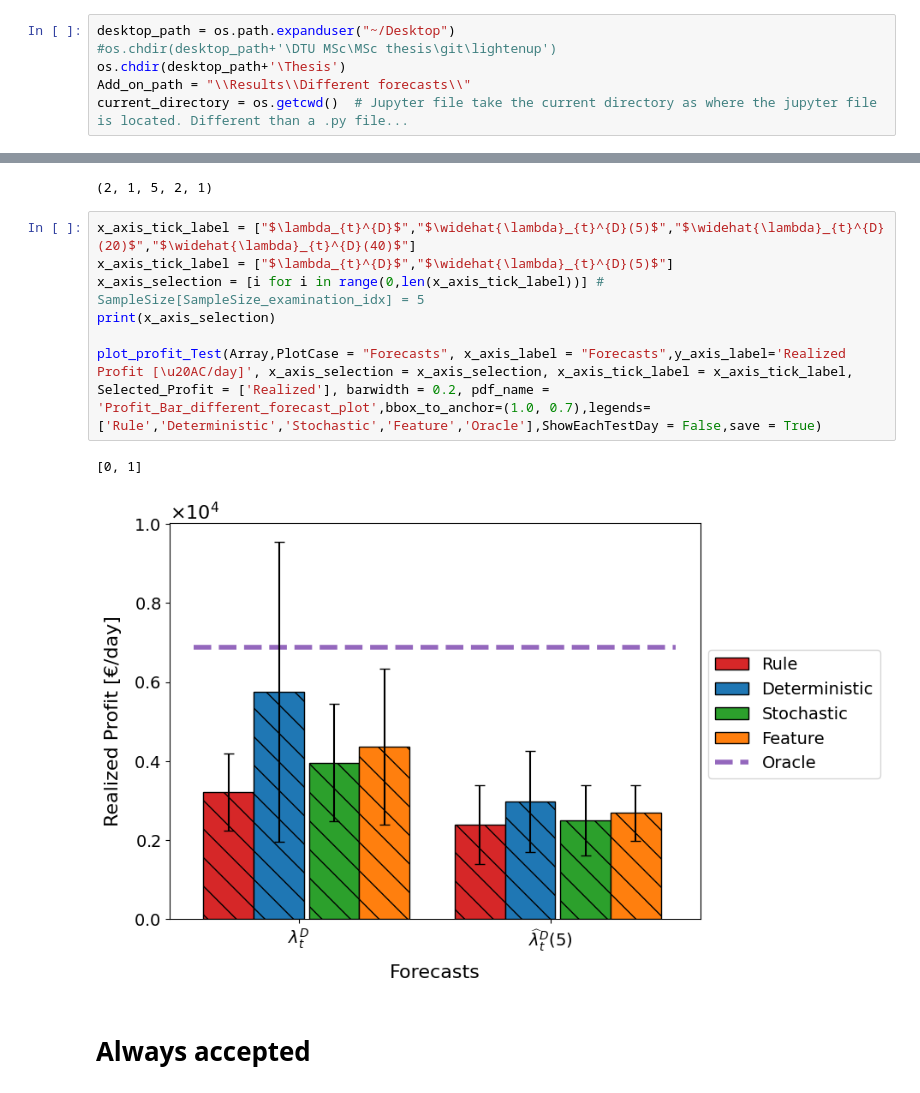
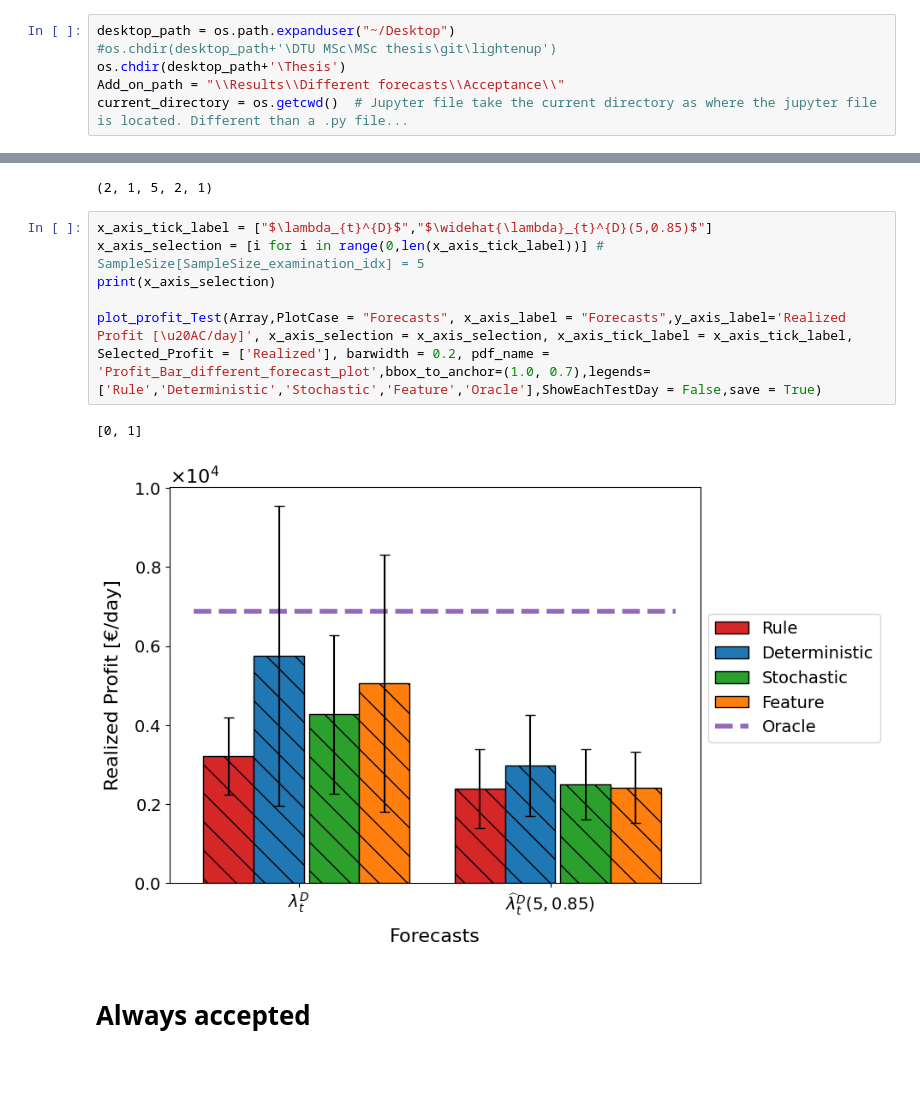
Before and after one commit to junesooshin/lightenup, a Jupyter notebook: Model and Result Examination/Results - Different forecast.ipynb, the cells around one changed output, grey strips where cells are left out. Drawn from its saved outputs; the diff is of its cells as text.

```diff
--- a/Model and Result Examination/Results - Different forecast.ipynb
+++ b/Model and Result Examination/Results - Different forecast.ipynb
@@ -16,7 +16,7 @@ Set path:
 desktop_path = os.path.expanduser("~/Desktop")
 #os.chdir(desktop_path+'\DTU MSc\MSc thesis\git\lightenup')
 os.chdir(desktop_path+'\Thesis')
-Add_on_path = "\\Results\\Different forecasts\\"
+Add_on_path = "\\Results\\Different forecasts\\Acceptance\\"
 current_directory = os.getcwd()  # Jupyter file take the current directory as where the jupyter file is located. Different than a .py file...
 # %%
 df_Exp_Profit = json_to_df(current_directory + Add_on_path +  'Exp_profit.json')
@@ -36,15 +55,14 @@ print(np.shape(Array_percent))
 # %% [output]
 (2, 1, 5, 2, 1)
 # %%
-x_axis_tick_label = ["$\lambda_{t}^{D}$","$\widehat{\lambda}_{t}^{D}(5)$","$\widehat{\lambda}_{t}^{D}(20)$","$\widehat{\lambda}_{t}^{D}(40)$"]
-x_axis_tick_label = ["$\lambda_{t}^{D}$","$\widehat{\lambda}_{t}^{D}(5)$"]
+x_axis_tick_label = ["$\lambda_{t}^{D}$","$\widehat{\lambda}_{t}^{D}(5,0.85)$"]
 x_axis_selection = [i for i in range(0,len(x_axis_tick_label))] # SampleSize[SampleSize_examination_idx] = 5
 print(x_axis_selection)
 
 plot_profit_Test(Array,PlotCase = "Forecasts", x_axis_label = "Forecasts",y_axis_label='Realized Profit [\u20AC/day]', x_axis_selection = x_axis_selection, x_axis_tick_label = x_axis_tick_label, Selected_Profit = ['Realized'], barwidth = 0.2, pdf_name = 'Profit_Bar_different_forecast_plot',bbox_to_anchor=(1.0, 0.7),legends=['Rule','Deterministic','Stochastic','Feature','Oracle'],ShowEachTestDay = False,save = True)
 # %% [output]
 [0, 1]
-[figure, old version]
+[figure, new version]
 # %% [markdown]
 # Always accepted
 # %%
```
Also changed, not shown: parts of 10 cells of this notebook, 16 other files.
